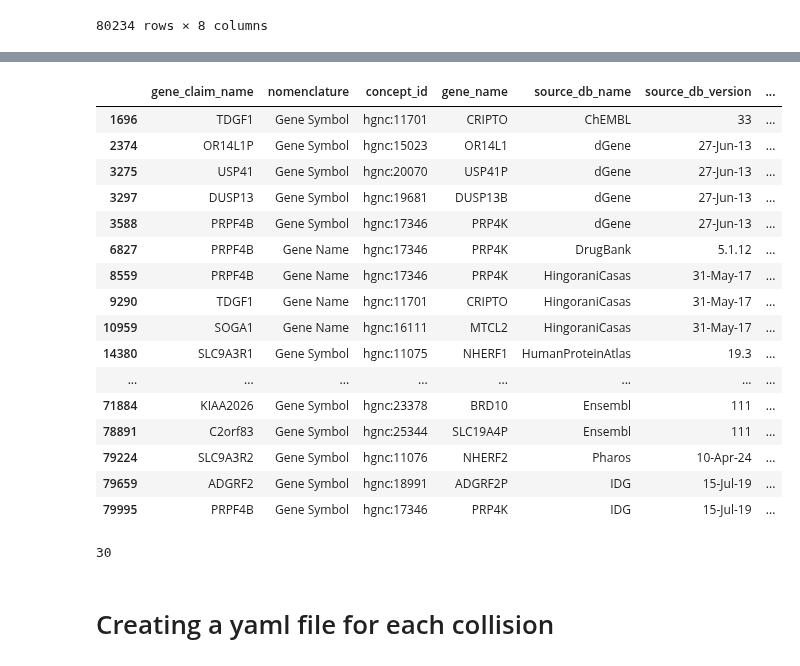
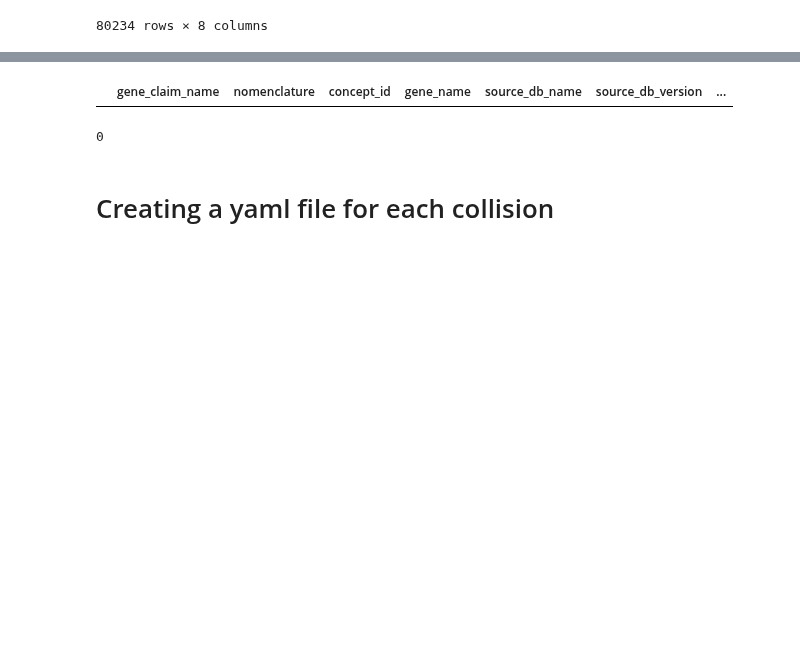
Before and after one commit to cancervariants/gene-harmony-analysis, a Jupyter notebook: total_alias_overlap.ipynb, the cells around one changed output, grey strips where cells are left out. Saved outputs shown, nothing was run; the diff lists cells and outputs as text; code cells hidden in the pictures; blank space fills up the shorter version.

```diff
--- a/total_alias_overlap.ipynb
+++ b/total_alias_overlap.ipynb
@@ -124,0 +62,3 @@ duplicateENSG_ID.to_csv('../ensg_duplicateENSG_ID.csv', index=True)
+# %%
+mini_ensg_df = pd.read_csv('Downloaded_files/mini_ensg_df.csv', dtype={'HGNC_ID': pd.Int64Dtype(), 'NCBI_ID': pd.Int64Dtype()})
+mini_ensg_df
@@ -593,0 +398,3 @@ mini_hgnc_df
+# %%
+mini_hgnc_df = pd.read_csv('Downloaded_files/mini_hgnc_df.csv', dtype={'HGNC_ID': pd.Int64Dtype(), 'NCBI_ID': pd.Int64Dtype()})
+mini_hgnc_df
@@ -995,0 +707,3 @@ mini_ncbi_df
+# %%
+mini_ncbi_df = pd.read_csv('Downloaded_files/mini_ncbi_df.csv', dtype={'HGNC_ID': pd.Int64Dtype(), 'NCBI_ID': pd.Int64Dtype()})
+mini_ncbi_df
@@ -1874,6 +1711,6 @@ False    16135
 Name: count, dtype: int64
 # %%
-dgidb_gene_df['name_primary_status'] = dgidb_gene_df['gene_name'].isin(hgnc_ensg_ncbi_gene_symbol_set)
+dgidb_gene_df['name_primary_status'] = dgidb_gene_df['gene_name'].astype(str).isin(hgnc_ensg_ncbi_gene_symbol_set)
 dgidb_gene_df
 # %% [output]
 |  | gene_claim_name | nomenclature | concept_id | gene_name | source_db_name | source_db_version | ... |
@@ -1916,27 +1900,11 @@ not_primary_group_name_df
 # %%
-all_source_claim_true_name_false_df = dgidb_gene_df.loc[dgidb_gene_df['claim_primary_status'] & ~dgidb_gene_df['name_primary_status']]
-all_source_claim_true_name_false_df
+claim_true_name_false_df = dgidb_gene_df.loc[dgidb_gene_df['claim_primary_status'] & ~dgidb_gene_df['name_primary_status']]
+claim_true_name_false_df
 # %% [output]
 |  | gene_claim_name | nomenclature | concept_id | gene_name | source_db_name | source_db_version | ... |
-| 1696 | TDGF1 | Gene Symbol | hgnc:11701 | CRIPTO | ChEMBL | 33 | ... |
-| 2374 | OR14L1P | Gene Symbol | hgnc:15023 | OR14L1 | dGene | 27-Jun-13 | ... |
-| 3275 | USP41 | Gene Symbol | hgnc:20070 | USP41P | dGene | 27-Jun-13 | ... |
-| 3297 | DUSP13 | Gene Symbol | hgnc:19681 | DUSP13B | dGene | 27-Jun-13 | ... |
-| 3588 | PRPF4B | Gene Symbol | hgnc:17346 | PRP4K | dGene | 27-Jun-13 | ... |
-| 6827 | PRPF4B | Gene Name | hgnc:17346 | PRP4K | DrugBank | 5.1.12 | ... |
-| 8559 | PRPF4B | Gene Name | hgnc:17346 | PRP4K | HingoraniCasas | 31-May-17 | ... |
-| 9290 | TDGF1 | Gene Name | hgnc:11701 | CRIPTO | HingoraniCasas | 31-May-17 | ... |
-| 10959 | SOGA1 | Gene Name | hgnc:16111 | MTCL2 | HingoraniCasas | 31-May-17 | ... |
-| 14380 | SLC9A3R1 | Gene Symbol | hgnc:11075 | NHERF1 | HumanProteinAtlas | 19.3 | ... |
-| ... | ... | ... | ... | ... | ... | ... | ... |
-| 71884 | KIAA2026 | Gene Symbol | hgnc:23378 | BRD10 | Ensembl | 111 | ... |
-| 78891 | C2orf83 | Gene Symbol | hgnc:25344 | SLC19A4P | Ensembl | 111 | ... |
-| 79224 | SLC9A3R2 | Gene Symbol | hgnc:11076 | NHERF2 | Pharos | 10-Apr-24 | ... |
-| 79659 | ADGRF2 | Gene Symbol | hgnc:18991 | ADGRF2P | IDG | 15-Jul-19 | ... |
-| 79995 | PRPF4B | Gene Symbol | hgnc:17346 | PRP4K | IDG | 15-Jul-19 | ... |
 # %%
-len(all_source_claim_true_name_false_df)
+len(claim_true_name_false_df)
 # %% [output]
-30
+0
 # %% [markdown]
 # Creating a yaml file for each collision
```
Also changed, not shown: parts of 225 cells of this notebook, 8 other files.
